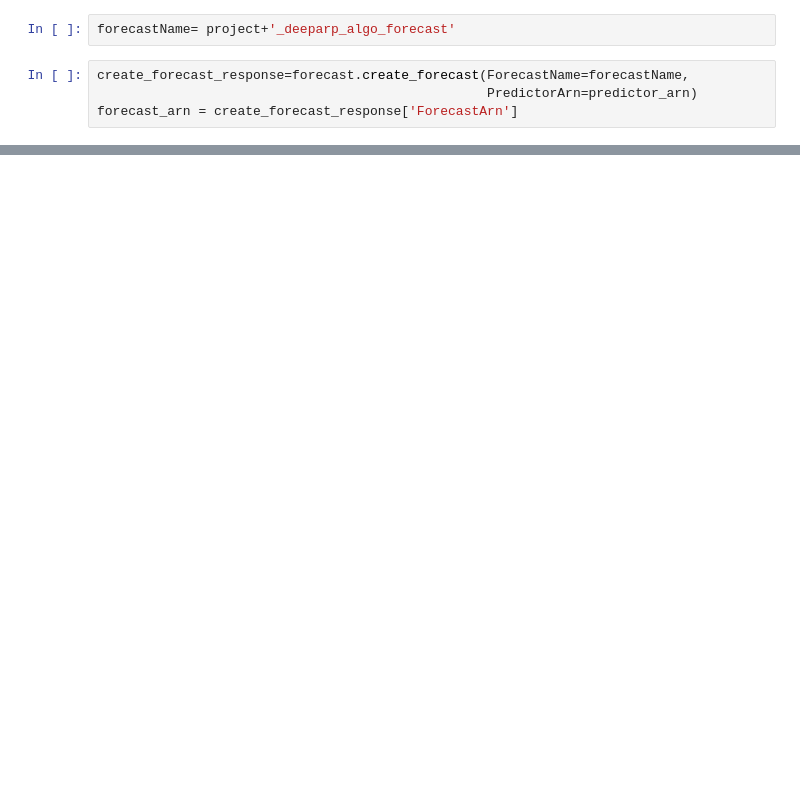
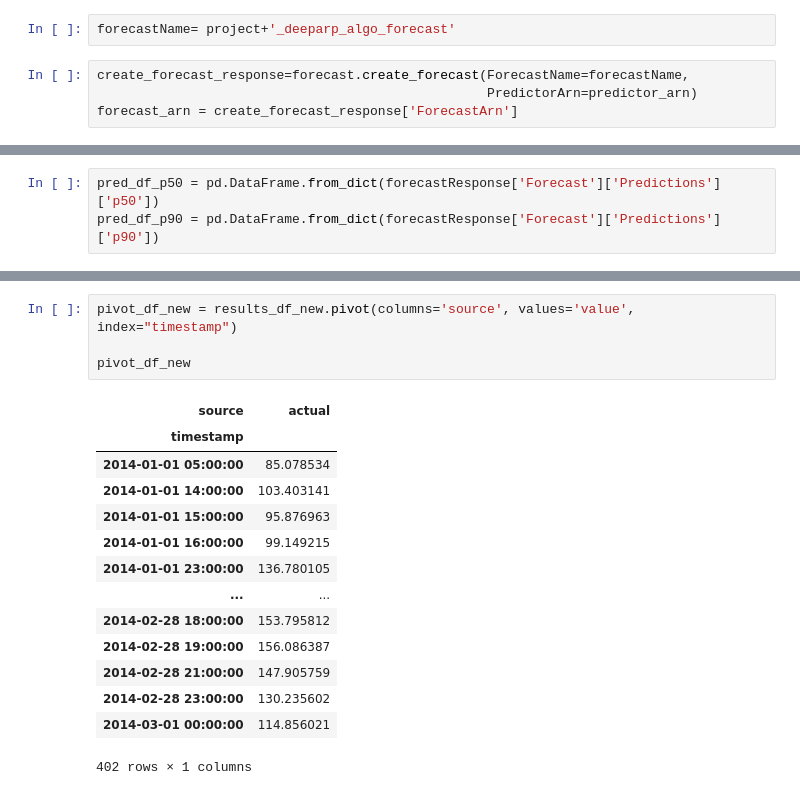
Before and after one commit to cloudmesh-community/sp20-516-255, a Jupyter notebook: Cloudmesh-OpenAPI/AWSForecast/AWSForecastDeepARPlus.ipynb, the cells around one changed output, grey strips where cells are left out. Cells and saved outputs as stored; diff of their text form; blank space fills up the shorter version.

```diff
--- a/Cloudmesh-OpenAPI/AWSForecast/AWSForecastDeepARPlus.ipynb
+++ b/Cloudmesh-OpenAPI/AWSForecast/AWSForecastDeepARPlus.ipynb
@@ -408,0 +398,3 @@ forecast.delete_dataset_group(DatasetGroupArn=datasetGroupArn))
+# %%
+pred_df_p50 = pd.DataFrame.from_dict(forecastResponse['Forecast']['Predictions']['p50'])
+pred_df_p90 = pd.DataFrame.from_dict(forecastResponse['Forecast']['Predictions']['p90'])
@@ -408,0 +428,19 @@ forecast.delete_dataset_group(DatasetGroupArn=datasetGroupArn))
+# %%
+pivot_df_new = results_df_new.pivot(columns='source', values='value', index="timestamp")
+
+pivot_df_new
+# %% [output]
+| source | actual |
+| timestamp |  |
+| 2014-01-01 05:00:00 | 85.078534 |
+| 2014-01-01 14:00:00 | 103.403141 |
+| 2014-01-01 15:00:00 | 95.876963 |
+| 2014-01-01 16:00:00 | 99.149215 |
+| 2014-01-01 23:00:00 | 136.780105 |
+| ... | ... |
+| 2014-02-28 18:00:00 | 153.795812 |
+| 2014-02-28 19:00:00 | 156.086387 |
+| 2014-02-28 21:00:00 | 147.905759 |
+| 2014-02-28 23:00:00 | 130.235602 |
+| 2014-03-01 00:00:00 | 114.856021 |
+402 rows × 1 columns
```
Also changed, not shown: parts of 68 cells of this notebook, 1 other file.
